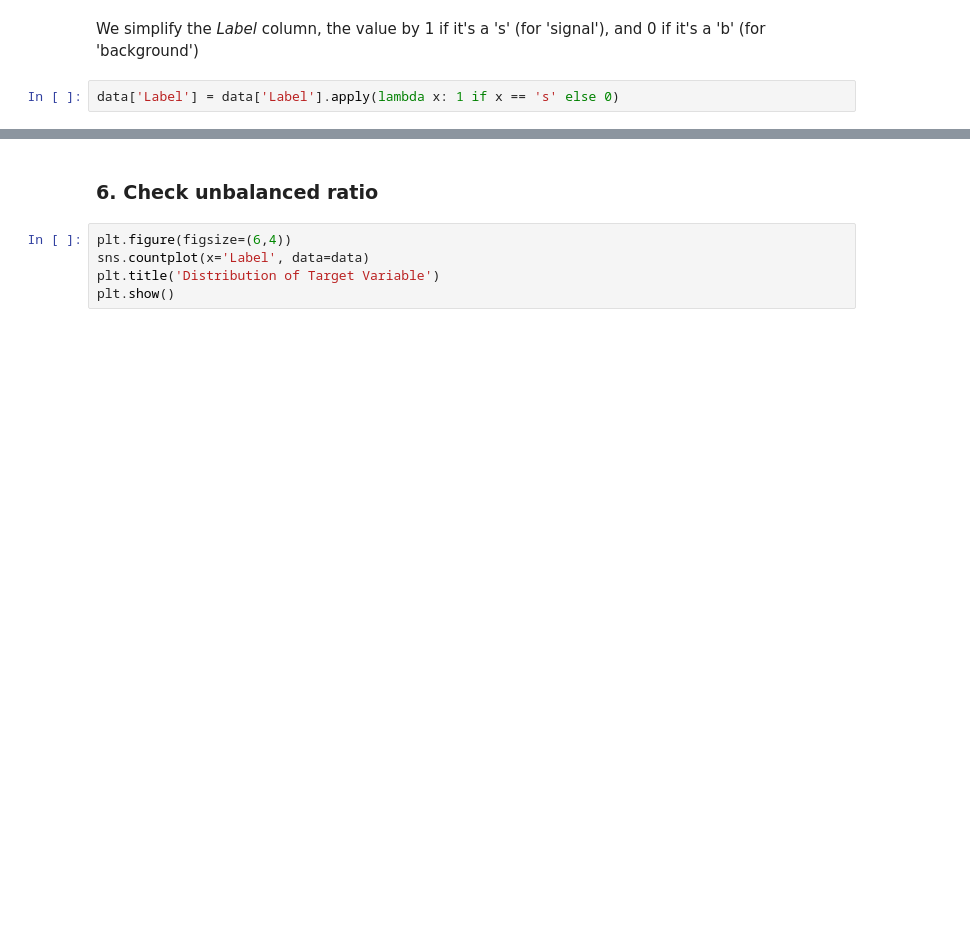
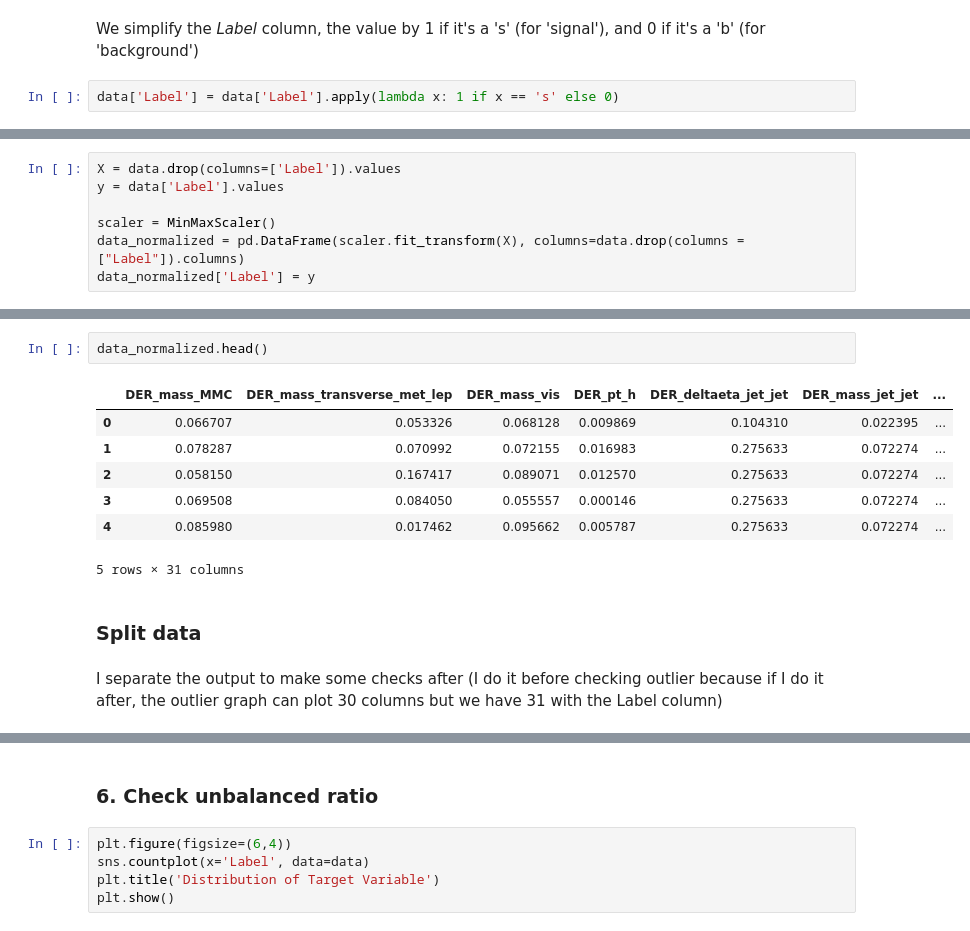
Before and after one commit to aurianemrcln/HomeworkML, a Jupyter notebook: Notebook, ML project - MARCELINO Auriane.ipynb, the cells around one changed output, grey strips where cells are left out. Cells and saved outputs as stored; diff of their text form; blank space fills up the shorter version.

```diff
--- a/Notebook, ML project - MARCELINO Auriane.ipynb
+++ b/Notebook, ML project - MARCELINO Auriane.ipynb
@@ -106,0 +130,7 @@ plt.show()
+# %%
+X = data.drop(columns=['Label']).values
+y = data['Label'].values
+
+scaler = MinMaxScaler()
+data_normalized = pd.DataFrame(scaler.fit_transform(X), columns=data.drop(columns = ["Label"]).columns)
+data_normalized['Label'] = y
@@ -106,0 +147,14 @@ plt.show()
+# %%
+data_normalized.head()
+# %% [output]
+|  | DER_mass_MMC | DER_mass_transverse_met_lep | DER_mass_vis | DER_pt_h | DER_deltaeta_jet_jet | DER_mass_jet_jet | ... |
+| 0 | 0.066707 | 0.053326 | 0.068128 | 0.009869 | 0.104310 | 0.022395 | ... |
+| 1 | 0.078287 | 0.070992 | 0.072155 | 0.016983 | 0.275633 | 0.072274 | ... |
+| 2 | 0.058150 | 0.167417 | 0.089071 | 0.012570 | 0.275633 | 0.072274 | ... |
+| 3 | 0.069508 | 0.084050 | 0.055557 | 0.000146 | 0.275633 | 0.072274 | ... |
+| 4 | 0.085980 | 0.017462 | 0.095662 | 0.005787 | 0.275633 | 0.072274 | ... |
+5 rows × 31 columns
+# %% [markdown]
+### Split data
+# %% [markdown]
+I separate the output to make some checks after (I do it before checking outlier because if I do it after, the outlier graph can plot 30 columns but we have 31 with the Label column)
```
Also changed, not shown: parts of 27 cells of this notebook.
